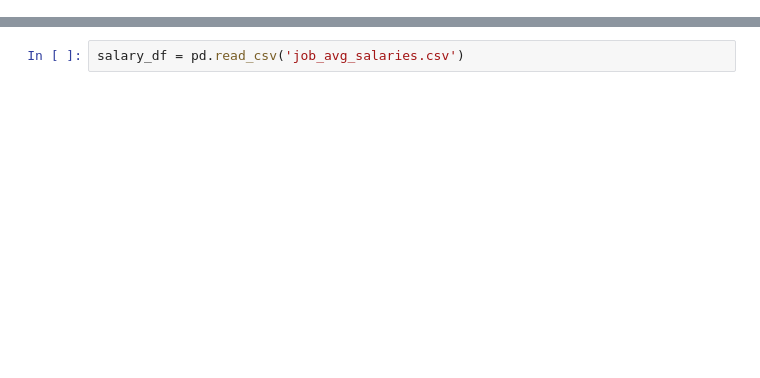
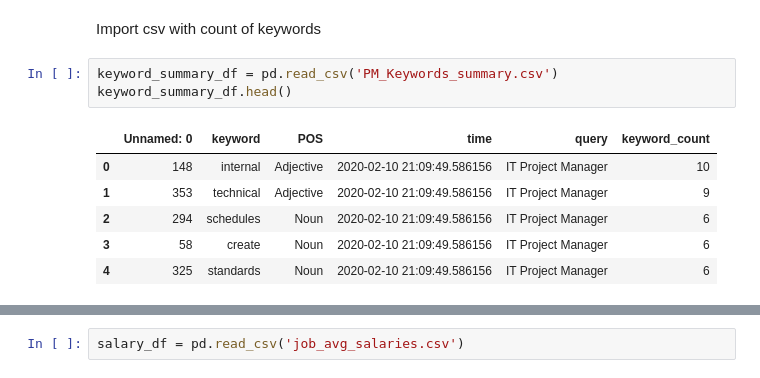
Before and after one commit to dmeyers83/TermEstimate, a Jupyter notebook: coinjoint.ipynb, the cells around one changed output, grey strips where cells are left out. Saved outputs shown, nothing was run; the diff lists cells and outputs as text; blank space fills up the shorter version.

```diff
--- a/coinjoint.ipynb
+++ b/coinjoint.ipynb
@@ -33,0 +26,12 @@ array(['Technology Project Manager', 'Technology Product Manager',
+# %% [markdown]
+Import csv with count of keywords
+# %%
+keyword_summary_df = pd.read_csv('PM_Keywords_summary.csv')
+keyword_summary_df.head()
+# %% [output]
+|  | Unnamed: 0 | keyword | POS | time | query | keyword_count |
+| 0 | 148 | internal | Adjective | 2020-02-10 21:09:49.586156 | IT Project Manager | 10 |
+| 1 | 353 | technical | Adjective | 2020-02-10 21:09:49.586156 | IT Project Manager | 9 |
+| 2 | 294 | schedules | Noun | 2020-02-10 21:09:49.586156 | IT Project Manager | 6 |
+| 3 | 58 | create | Noun | 2020-02-10 21:09:49.586156 | IT Project Manager | 6 |
+| 4 | 325 | standards | Noun | 2020-02-10 21:09:49.586156 | IT Project Manager | 6 |
```
Also changed, not shown: parts of 20 cells of this notebook, 1 other file.
